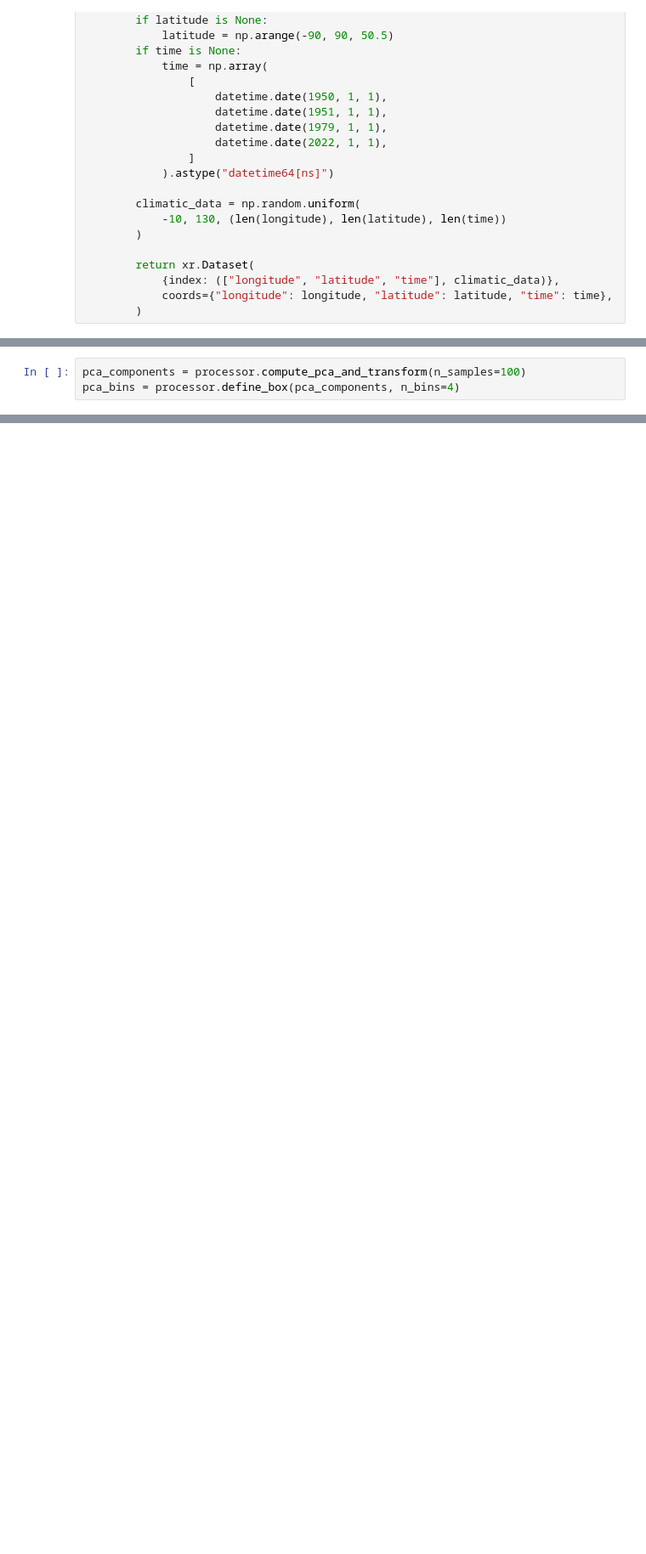
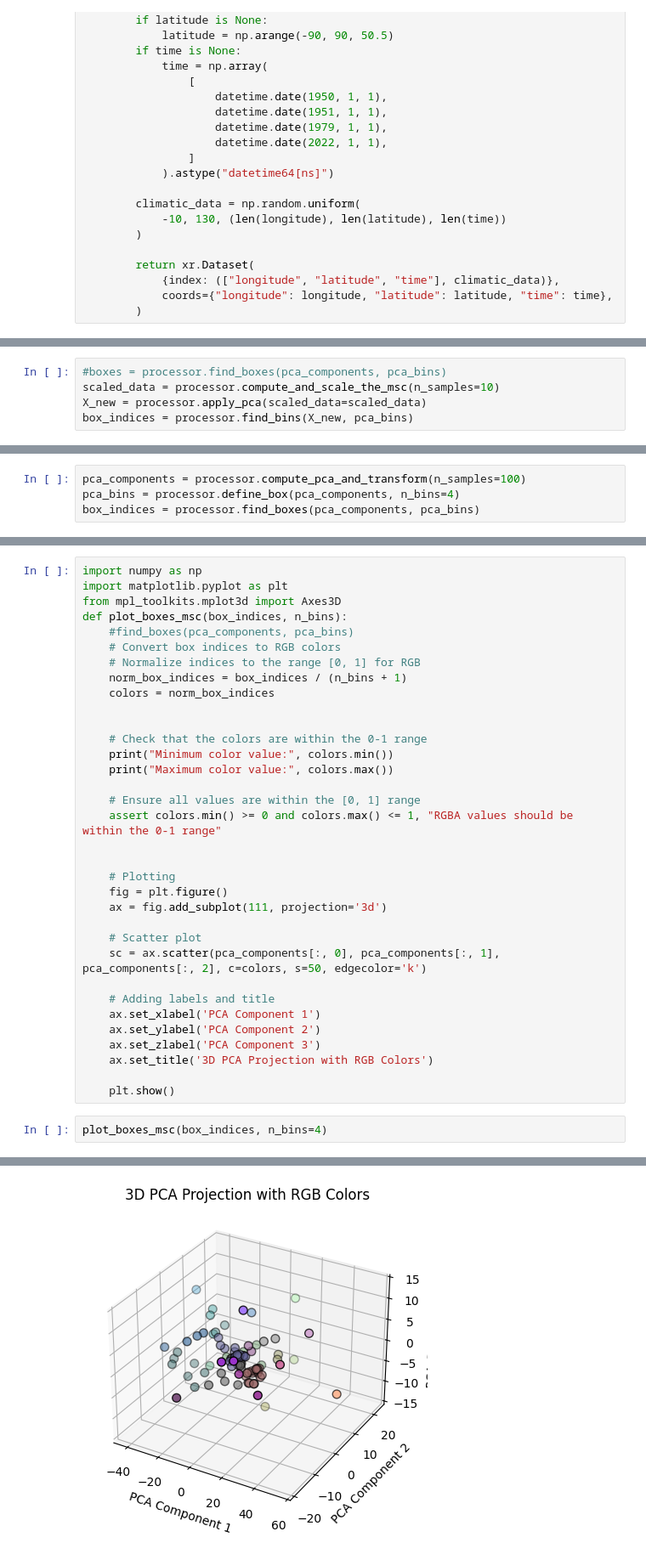
Before and after one commit to msoechting/RegionalExtremes, a Jupyter notebook: plot_regional_extremes.ipynb, the cells around one changed output, grey strips where cells are left out. Shown at 85% size. Saved outputs shown, nothing was run; the diff lists cells and outputs as text; blank space fills up the shorter version.

Commit message:
add find_bins+  define_limits_bins + tests

```diff
--- a/plot_regional_extremes.ipynb
+++ b/plot_regional_extremes.ipynb
@@ -58,0 +70,5 @@ PCA performed. sum explained variance: 0.9997084829284913
+# %%
+#boxes = processor.find_boxes(pca_components, pca_bins)
+scaled_data = processor.compute_and_scale_the_msc(n_samples=10)
+X_new = processor.apply_pca(scaled_data=scaled_data)
+box_indices = processor.find_bins(X_new, pca_bins)
@@ -59,4 +180,5 @@ PCA performed. sum explained variance: 0.9997084829284913
 # %%
 pca_components = processor.compute_pca_and_transform(n_samples=100)
 pca_bins = processor.define_box(pca_components, n_bins=4)
+box_indices = processor.find_boxes(pca_components, pca_bins)
 # %% [output]
@@ -63,0 +186,37 @@ PCA performed. sum explained variance: 0.9978977610292459
+# %%
+import numpy as np
+import matplotlib.pyplot as plt
+from mpl_toolkits.mplot3d import Axes3D
+def plot_boxes_msc(box_indices, n_bins):
+    #find_boxes(pca_components, pca_bins)
+    # Convert box indices to RGB colors
+    # Normalize indices to the range [0, 1] for RGB
+    norm_box_indices = box_indices / (n_bins + 1)
+    colors = norm_box_indices
+
+
+    # Check that the colors are within the 0-1 range
+    print("Minimum color value:", colors.min())
+    print("Maximum color value:", colors.max())
+
+    # Ensure all values are within the [0, 1] range
+    assert colors.min() >= 0 and colors.max() <= 1, "RGBA values should be within the 0-1 range"
+
+
+    # Plotting
+    fig = plt.figure()
+    ax = fig.add_subplot(111, projection='3d')
+
+    # Scatter plot
+    sc = ax.scatter(pca_components[:, 0], pca_components[:, 1], pca_components[:, 2], c=colors, s=50, edgecolor='k')
+
+    # Adding labels and title
+    ax.set_xlabel('PCA Component 1')
+    ax.set_ylabel('PCA Component 2')
+    ax.set_zlabel('PCA Component 3')
+    ax.set_title('3D PCA Projection with RGB Colors')
+
+    plt.show()
+# %%
+plot_boxes_msc(box_indices, n_bins=4)
+# %% [output]
@@ -64 +225,2 @@ PCA performed. sum explained variance: 0.9978977610292459
+[figure, added]
 # %%
```
Also changed, not shown: parts of 14 cells of this notebook, 3 other files.
